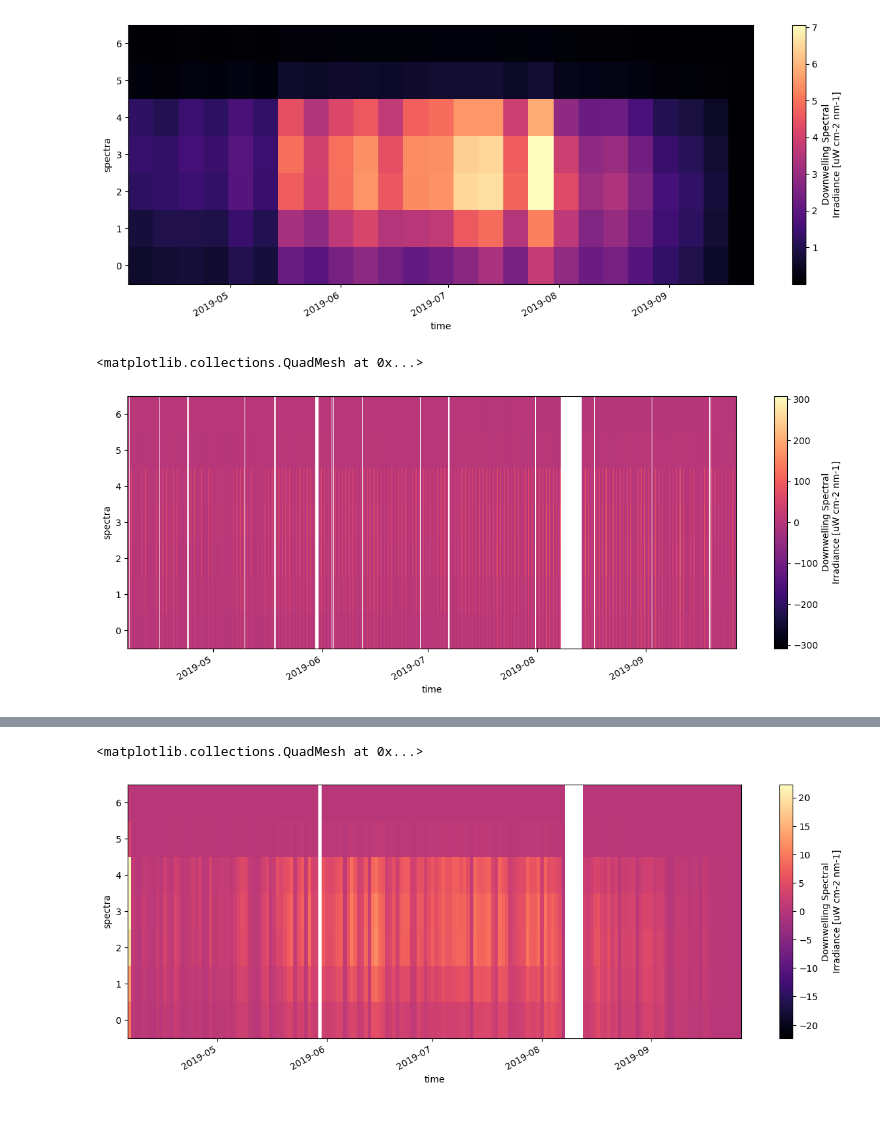
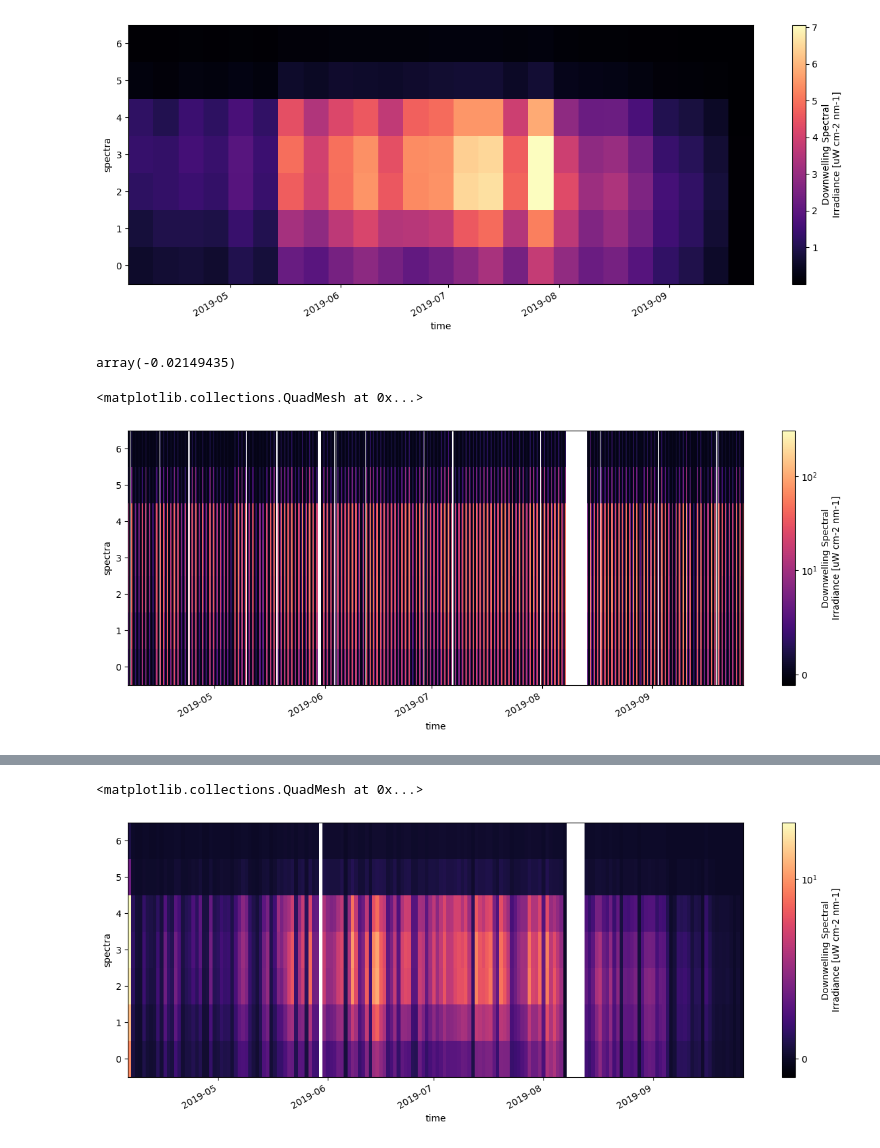
Before and after one commit to cooleyky/qartod_testing, a Jupyter notebook: notebooks/11-Deep-dive-CP01CNSM-RID26-08-SPKIRB000.ipynb, the cells around one changed output, grey strips where cells are left out. Saved outputs shown, nothing was run; the diff lists cells and outputs as text; code cells hidden in the pictures; blank space fills up the shorter version.

Commit message:
Plot suspect features

```diff
--- a/notebooks/11-Deep-dive-CP01CNSM-RID26-08-SPKIRB000.ipynb
+++ b/notebooks/11-Deep-dive-CP01CNSM-RID26-08-SPKIRB000.ipynb
@@ -185,12 +200,19 @@ xr.plot.pcolormesh(downwelling_irradiance, x="time", y="spectra", cmap='magma',
 # %% [output]
 <matplotlib.collections.QuadMesh at 0x...>
 [figure]
+# %%
+# create min and max variables to use in full-resolution plot on log-scale cmap
+min_spkir = spkir_full_time.spkir_abj_cspp_downwelling_vector.min().values
+max_spkir = spkir_full_time.spkir_abj_cspp_downwelling_vector.max().values
+min_spkir
+# %% [output]
+array(-0.02149435)
 # %%
-# Trying same plot with full resolution data
-xr.plot.pcolormesh(spkir_full_time.spkir_abj_cspp_downwelling_vector, x="time", y="spectra", cmap='magma', figsize=(15,5))
+# Trying same plot with full resolution data with log-scale colormap (linear between -1,10)
+xr.plot.pcolormesh(spkir_full_time.spkir_abj_cspp_downwelling_vector, x="time", y="spectra", cmap='magma', figsize=(15,5), norm=colors.SymLogNorm(linthresh=10, vmin=-1))
 # %% [output]
 <matplotlib.collections.QuadMesh at 0x...>
-[figure, old version]
+[figure, new version]
 # %%
 # That was a bad idea so let's resample to daily
 downwelling_irradiance = spkir_full_time.spkir_abj_cspp_downwelling_vector
@@ -215,8 +237,8 @@ array([[ 9.71255556e+00,  1.33028855e+01,  1.93817753e+01, ...,
     units:                    uW cm-2 nm-1
     ancillary_variables:      channel_array
 # %%
-# pcolormesh plot
-xr.plot.pcolormesh(downwelling_irradiance, x="time", y="spectra", cmap='magma', figsize=(15,5))
+# pcolormesh plot with log-scale cmap except for [-1, 10] which is linear
+xr.plot.pcolormesh(downwelling_irradiance, x="time", y="spectra", cmap='magma', figsize=(15,5), norm=colors.SymLogNorm(linthresh=10, vmin=-1))
 # %% [output]
 <matplotlib.collections.QuadMesh at 0x...>
-[figure, old version]
+[figure, new version]
```
Also changed, not shown: parts of 6 cells of this notebook.
